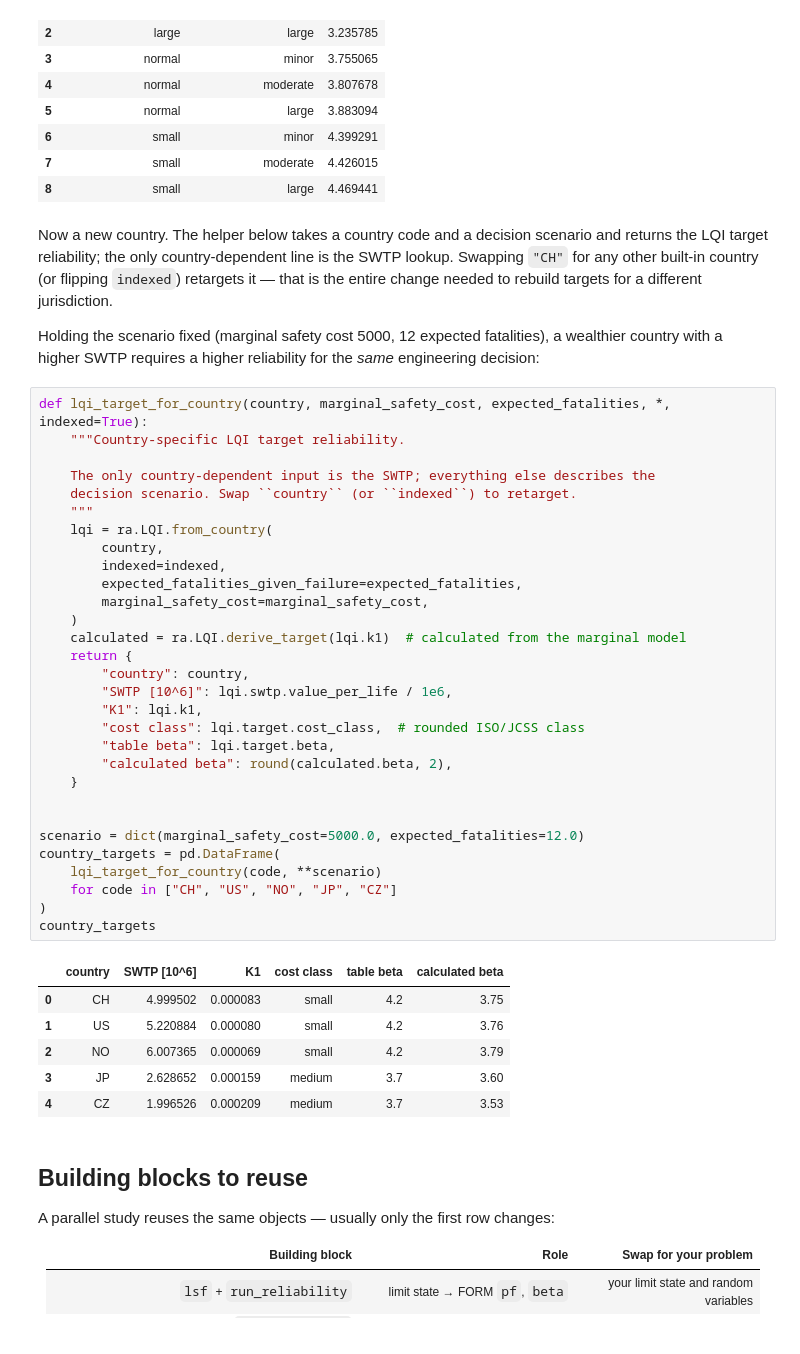
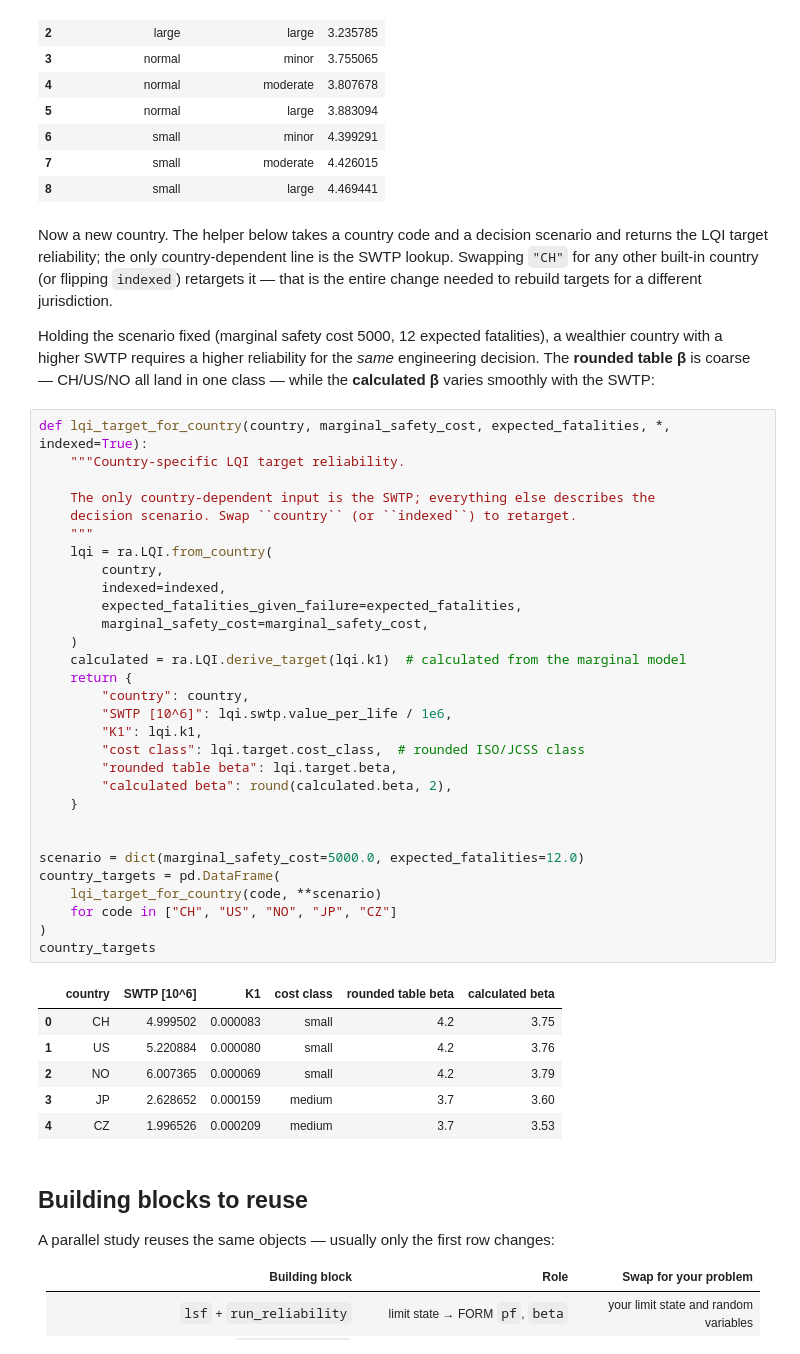
Before and after one commit to pystra/pystra, a Jupyter notebook: docs/source/notebooks/ex_design_decision_optimization.ipynb, the cells around one changed output. Cells and saved outputs as stored; diff of their text form.

```diff
--- a/docs/source/notebooks/ex_design_decision_optimization.ipynb
+++ b/docs/source/notebooks/ex_design_decision_optimization.ipynb
@@ -466,39 +466,39 @@ ra.RackwitzTargetModel.table(resistance_cov=0.2, load_cov=0.35, interest_rate=0.
 # %% [markdown]
 Now a new country. The helper below takes a country code and a decision scenario and returns the LQI target reliability; the only country-dependent line is the SWTP lookup. Swapping `"CH"` for any other built-in country (or flipping `indexed`) retargets it — that is the entire change needed to rebuild targets for a different jurisdiction.
 
-Holding the scenario fixed (marginal safety cost 5000, 12 expected fatalities), a wealthier country with a higher SWTP requires a higher reliability for the *same* engineering decision:
+Holding the scenario fixed (marginal safety cost 5000, 12 expected fatalities), a wealthier country with a higher SWTP requires a higher reliability for the *same* engineering decision. The **rounded table β** is coarse — CH/US/NO all land in one class — while the **calculated β** varies smoothly with the SWTP:
 # %%
 def lqi_target_for_country(country, marginal_safety_cost, expected_fatalities, *, indexed=True):
     """Country-specific LQI target reliability.
 
     The only country-dependent input is the SWTP; everything else describes the
     decision scenario. Swap ``country`` (or ``indexed``) to retarget.
     """
     lqi = ra.LQI.from_country(
         country,
         indexed=indexed,
         expected_fatalities_given_failure=expected_fatalities,
         marginal_safety_cost=marginal_safety_cost,
     )
     calculated = ra.LQI.derive_target(lqi.k1)  # calculated from the marginal model
     return {
         "country": country,
         "SWTP [10^6]": lqi.swtp.value_per_life / 1e6,
         "K1": lqi.k1,
         "cost class": lqi.target.cost_class,  # rounded ISO/JCSS class
-        "table beta": lqi.target.beta,
+        "rounded table beta": lqi.target.beta,
         "calculated beta": round(calculated.beta, 2),
     }
 
 
 scenario = dict(marginal_safety_cost=5000.0, expected_fatalities=12.0)
 country_targets = pd.DataFrame(
     lqi_target_for_country(code, **scenario)
     for code in ["CH", "US", "NO", "JP", "CZ"]
 )
 country_targets
 # %% [output]
-|  | country | SWTP [10^6] | K1 | cost class | table beta | calculated beta |
+|  | country | SWTP [10^6] | K1 | cost class | rounded table beta | calculated beta |
 | 0 | CH | 4.999502 | 0.000083 | small | 4.2 | 3.75 |
 | 1 | US | 5.220884 | 0.000080 | small | 4.2 | 3.76 |
 | 2 | NO | 6.007365 | 0.000069 | small | 4.2 | 3.79 |
```
Also changed, not shown: parts of 3 cells of this notebook, 2 other files.
